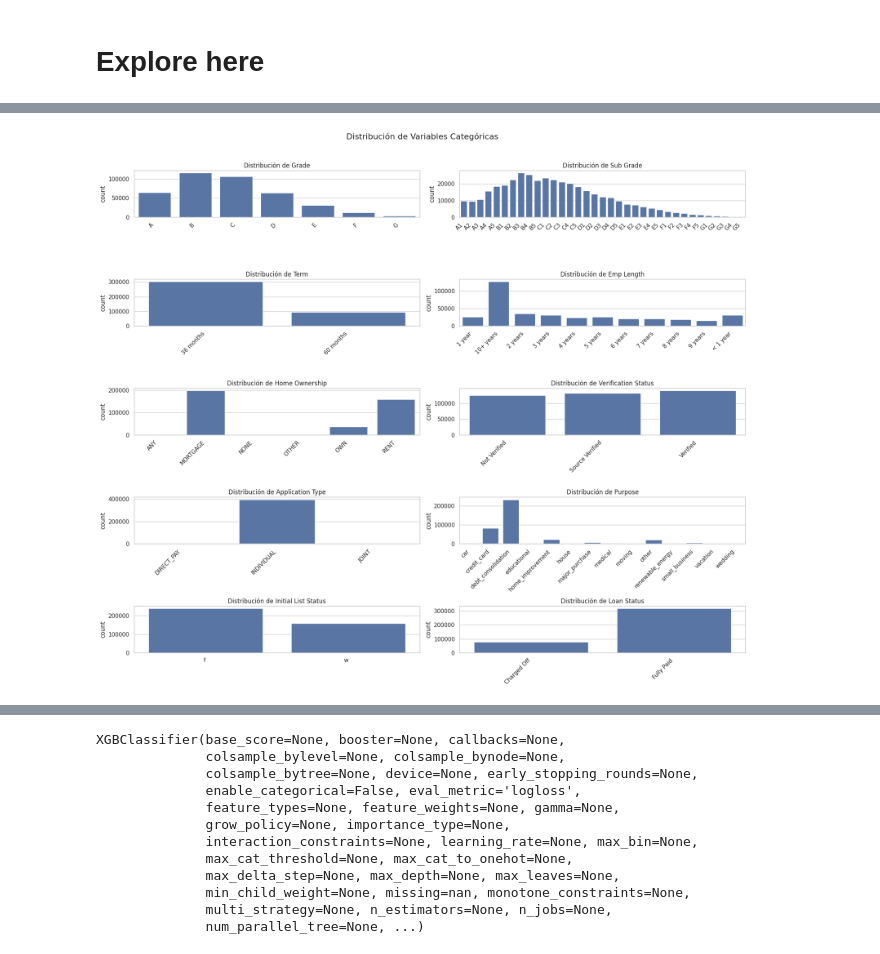
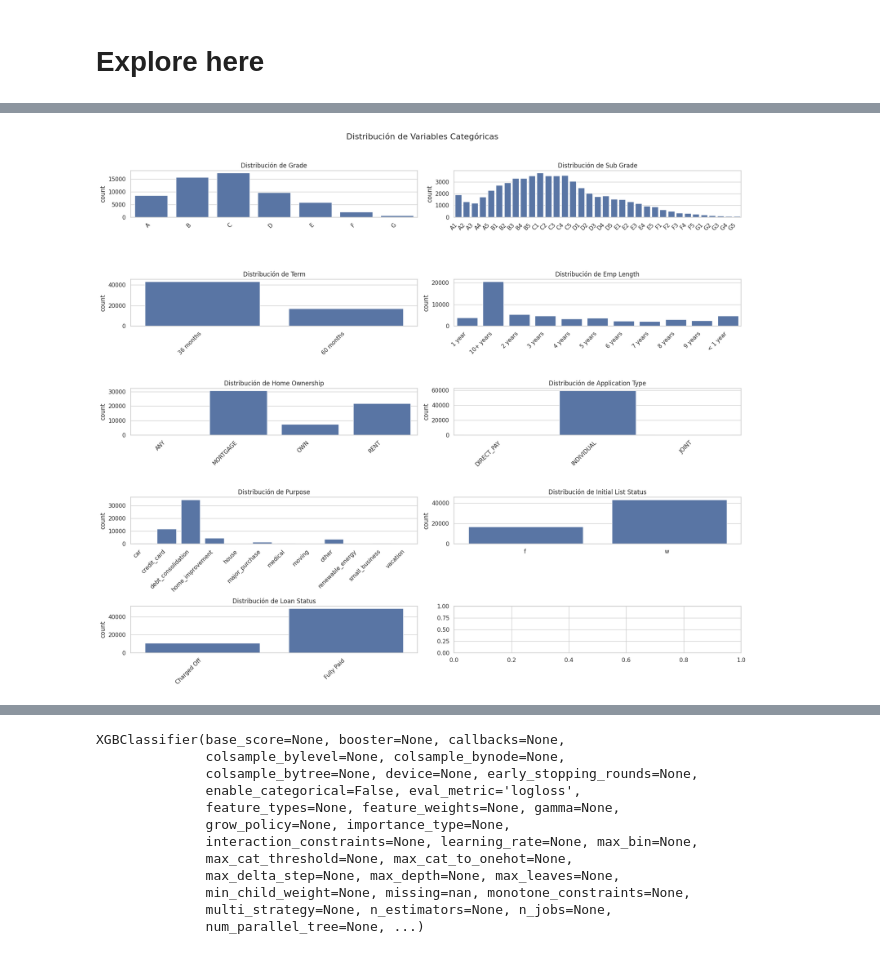
Before and after one commit to 4GeeksAcademy/AK-EA-GG_ProyectoFinalDS-ML, a Jupyter notebook: src/explore.ipynb, the cells around one changed output, grey strips where cells are left out. Saved outputs shown, nothing was run; the diff lists cells and outputs as text; code cells hidden in the pictures.

```diff
--- a/src/explore.ipynb
+++ b/src/explore.ipynb
@@ -33,7 +34,7 @@ from sklearn.metrics import (
 # ==============================
 import shap
 # %%
-df = pd.read_csv('/workspaces/AK-EA-GG_ProyectoFinalDS-ML/data/loan_dataset.csv')
+df = pd.read_csv('../ProyectoFinal4Geeks/loan_dataset_filtered.csv')
 # %%
 # Vista inicial
 print(f"Dimensiones del dataset: {df.shape}")
@@ -87,32 +88,32 @@ Estadísticas descriptivas:
 # %%
 sns.set(style="whitegrid")
 plt.rcParams['font.size'] = 10
 
 fig, axes = plt.subplots(5, 2, figsize=(18, 15))
 fig.suptitle('Distribución de Variables Categóricas', y=1.02, fontsize=16)
 
 variables_cat = [
     "grade", "sub_grade", "term", "emp_length",
-    "home_ownership", "verification_status",
+    "home_ownership",
     "application_type", "purpose",
     "initial_list_status", "loan_status"
 ]
 
 for ax, var in zip(axes.flatten(), variables_cat):
     order = sorted(df[var].dropna().unique())
     sns.countplot(ax=ax, data=df, x=var, order=order)
     ax.set_title(f'Distribución de {var.replace("_", " ").title()}')
     ax.set_xlabel('')
 
     if df[var].nunique() > 5 or any(len(str(x)) > 4 for x in df[var].unique()):
         ax.tick_params(axis='x', rotation=45)
 
     plt.setp(ax.get_xticklabels(), ha="right")
 
 plt.tight_layout()
 plt.show()
 # %% [output]
-[figure, old version]
+[figure, new version]
 # %%
 # conversion de variables categóricas por mascara
 
```
Also changed, not shown: parts of 30 cells of this notebook, 3 other files.
